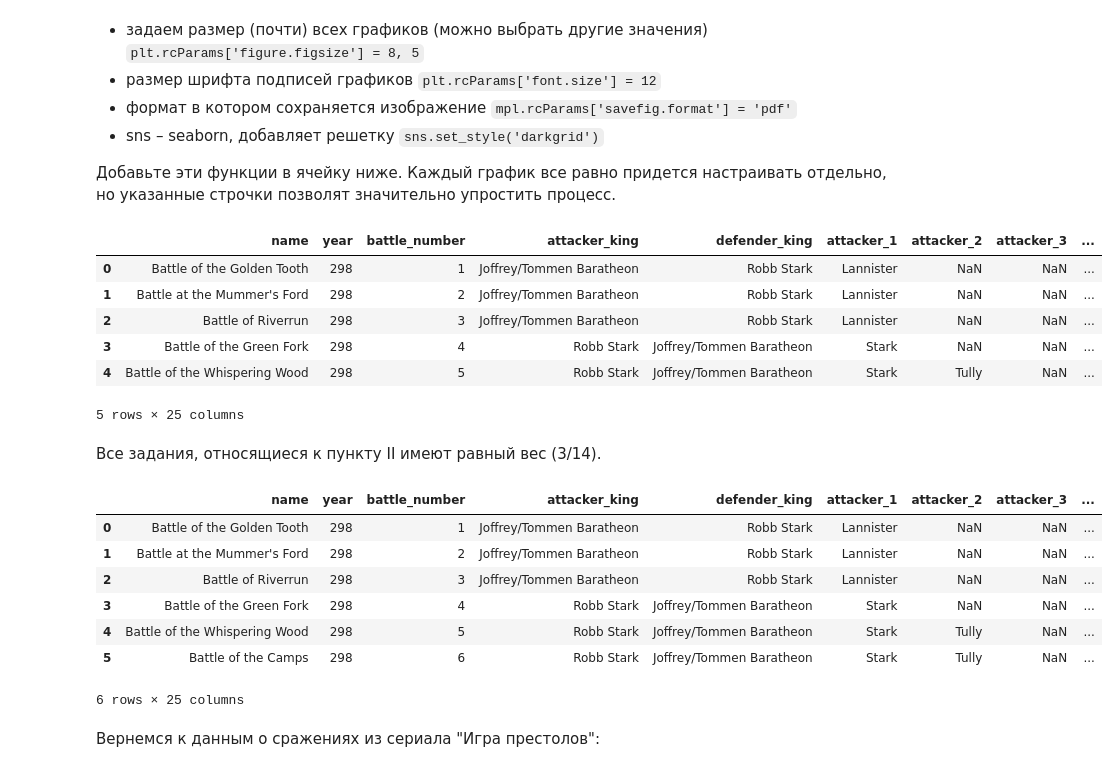
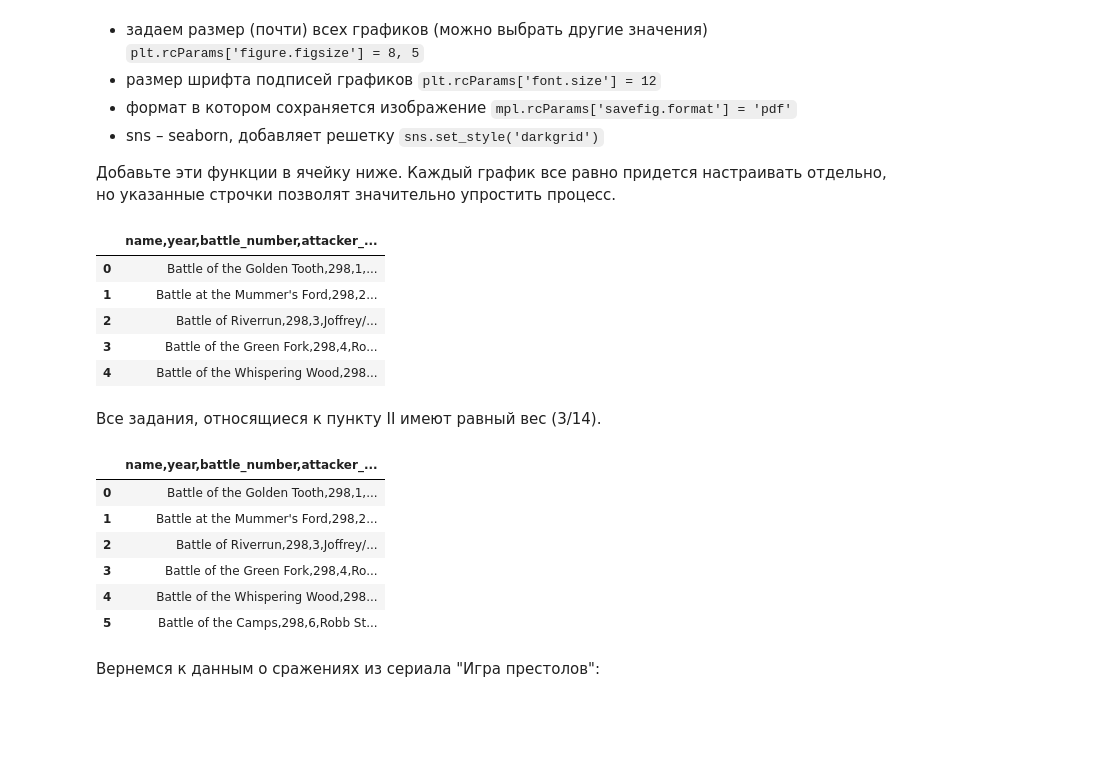
Before and after one commit to EdPogosyan/ML_Ed, a Jupyter notebook: HW-1/hw_practice_sirius_01_pandas_numpy_viz.ipynb, the cells around one changed output. Drawn from its saved outputs; the diff is of its cells as text; code cells hidden in the pictures; blank space fills up the shorter version.

```diff
--- a/HW-1/hw_practice_sirius_01_pandas_numpy_viz.ipynb
+++ b/HW-1/hw_practice_sirius_01_pandas_numpy_viz.ipynb
@@ -418,42 +430,40 @@ def GetGrade(average_mark):
 # %%
 %matplotlib inline
 import matplotlib.pyplot as plt
 import seaborn as sns
 
 #настройка вывода информации на графиках
 %config InlineBackend.figure_format = 'retina'
 plt.rcParams['figure.figsize'] = 8, 5
 plt.rcParams['font.size'] = 12
 plt.rcParams['savefig.format'] = 'pdf'
 sns.set_style('darkgrid')
 # your code
 dataBattle = pd.read_csv(
-    "CSV/battles.csv",
-    sep=",",
+    "battles.csv",
+    sep=";",
 )
 
 dataBattle.head()
 # %% [output]
-|  | name | year | battle_number | attacker_king | defender_king | attacker_1 | attacker_2 | attacker_3 | ... |
-| 0 | Battle of the Golden Tooth | 298 | 1 | Joffrey/Tommen Baratheon | Robb Stark | Lannister | NaN | NaN | ... |
-| 1 | Battle at the Mummer's Ford | 298 | 2 | Joffrey/Tommen Baratheon | Robb Stark | Lannister | NaN | NaN | ... |
-| 2 | Battle of Riverrun | 298 | 3 | Joffrey/Tommen Baratheon | Robb Stark | Lannister | NaN | NaN | ... |
-| 3 | Battle of the Green Fork | 298 | 4 | Robb Stark | Joffrey/Tommen Baratheon | Stark | NaN | NaN | ... |
-| 4 | Battle of the Whispering Wood | 298 | 5 | Robb Stark | Joffrey/Tommen Baratheon | Stark | Tully | NaN | ... |
+|  | name,year,battle_number,attacker_... |
+| 0 | Battle of the Golden Tooth,298,1,... |
+| 1 | Battle at the Mummer's Ford,298,2... |
+| 2 | Battle of Riverrun,298,3,Joffrey/... |
+| 3 | Battle of the Green Fork,298,4,Ro... |
+| 4 | Battle of the Whispering Wood,298... |
-5 rows × 25 columns
 # %% [markdown]
 Все задания, относящиеся к пункту II имеют равный вес (3/14).
 # %%
 dataBattle.loc[:5]
 # %% [output]
-|  | name | year | battle_number | attacker_king | defender_king | attacker_1 | attacker_2 | attacker_3 | ... |
-| 0 | Battle of the Golden Tooth | 298 | 1 | Joffrey/Tommen Baratheon | Robb Stark | Lannister | NaN | NaN | ... |
-| 1 | Battle at the Mummer's Ford | 298 | 2 | Joffrey/Tommen Baratheon | Robb Stark | Lannister | NaN | NaN | ... |
-| 2 | Battle of Riverrun | 298 | 3 | Joffrey/Tommen Baratheon | Robb Stark | Lannister | NaN | NaN | ... |
-| 3 | Battle of the Green Fork | 298 | 4 | Robb Stark | Joffrey/Tommen Baratheon | Stark | NaN | NaN | ... |
-| 4 | Battle of the Whispering Wood | 298 | 5 | Robb Stark | Joffrey/Tommen Baratheon | Stark | Tully | NaN | ... |
-| 5 | Battle of the Camps | 298 | 6 | Robb Stark | Joffrey/Tommen Baratheon | Stark | Tully | NaN | ... |
+|  | name,year,battle_number,attacker_... |
+| 0 | Battle of the Golden Tooth,298,1,... |
+| 1 | Battle at the Mummer's Ford,298,2... |
+| 2 | Battle of Riverrun,298,3,Joffrey/... |
+| 3 | Battle of the Green Fork,298,4,Ro... |
+| 4 | Battle of the Whispering Wood,298... |
+| 5 | Battle of the Camps,298,6,Robb St... |
-6 rows × 25 columns
 # %% [markdown]
 Вернемся к данным о сражениях из сериала "Игра престолов":
 # %% [markdown]
```
Also changed, not shown: parts of 5 cells of this notebook.
